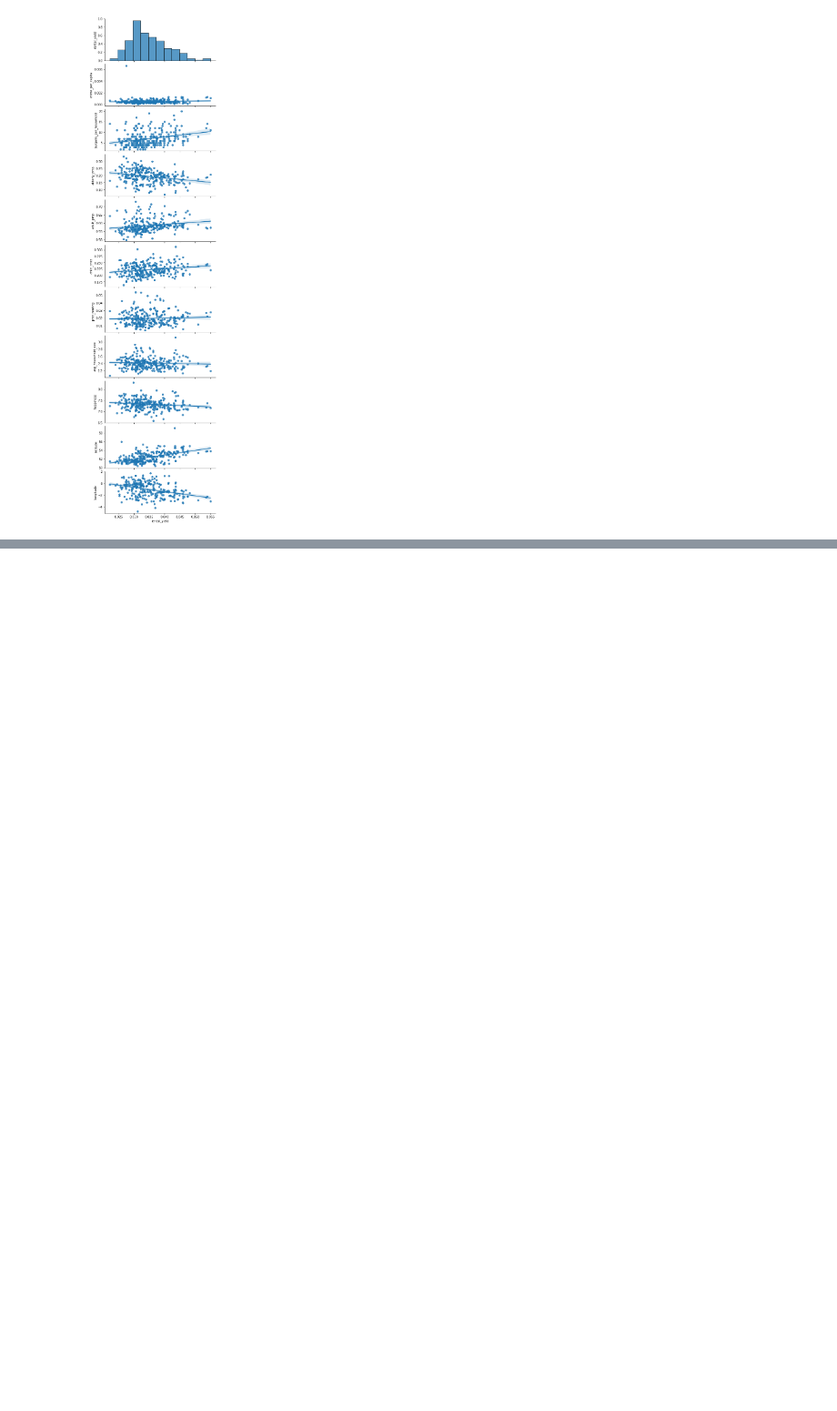
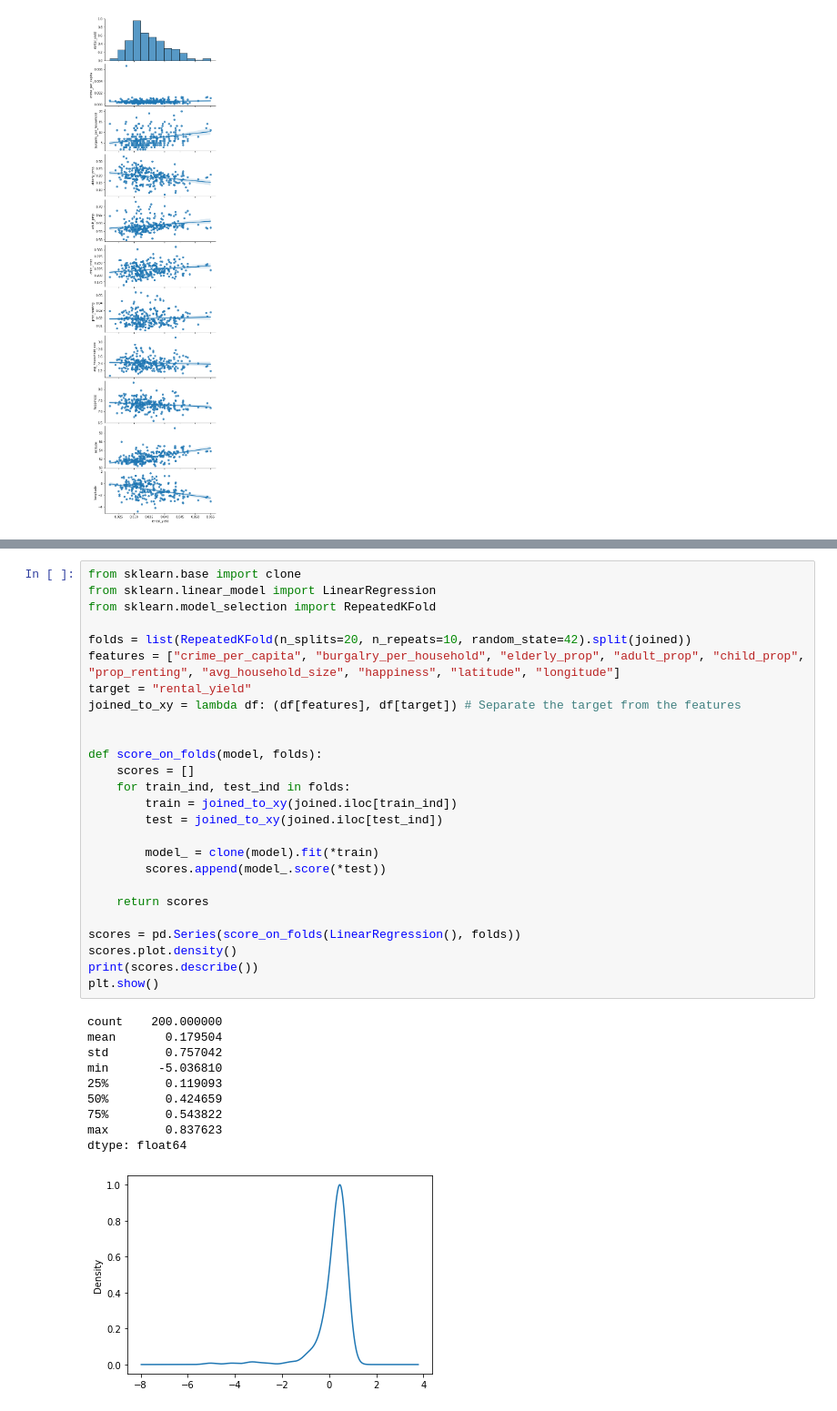
Before and after one commit to nikulpatel3141/ONS-Housing-Data, a Jupyter notebook: exploration.ipynb, the cells around one changed output, grey strips where cells are left out. Shown at 91% size. Drawn from its saved outputs; the diff is of its cells as text; blank space fills up the shorter version.

Commit message:
add model fitting

```diff
--- a/exploration.ipynb
+++ b/exploration.ipynb
@@ -253,0 +270,37 @@ plt.show()
+# %%
+from sklearn.base import clone
+from sklearn.linear_model import LinearRegression
+from sklearn.model_selection import RepeatedKFold
+
+folds = list(RepeatedKFold(n_splits=20, n_repeats=10, random_state=42).split(joined))
+features = ["crime_per_capita", "burgalry_per_household", "elderly_prop", "adult_prop", "child_prop", "prop_renting", "avg_household_size", "happiness", "latitude", "longitude"]
+target = "rental_yield"
+joined_to_xy = lambda df: (df[features], df[target]) # Separate the target from the features
+
+
+def score_on_folds(model, folds):
+    scores = []
+    for train_ind, test_ind in folds:
+        train = joined_to_xy(joined.iloc[train_ind])
+        test = joined_to_xy(joined.iloc[test_ind])
+
+        model_ = clone(model).fit(*train)
+        scores.append(model_.score(*test))
+
+    return scores
+
+scores = pd.Series(score_on_folds(LinearRegression(), folds))
+scores.plot.density()
+print(scores.describe())
+plt.show()
+# %% [output]
+count    200.000000
+mean       0.179504
+std        0.757042
+min       -5.036810
+25%        0.119093
+50%        0.424659
+75%        0.543822
+max        0.837623
+dtype: float64
+[figure, added]
```
Also changed, not shown: parts of 7 cells of this notebook, 1 other file.
